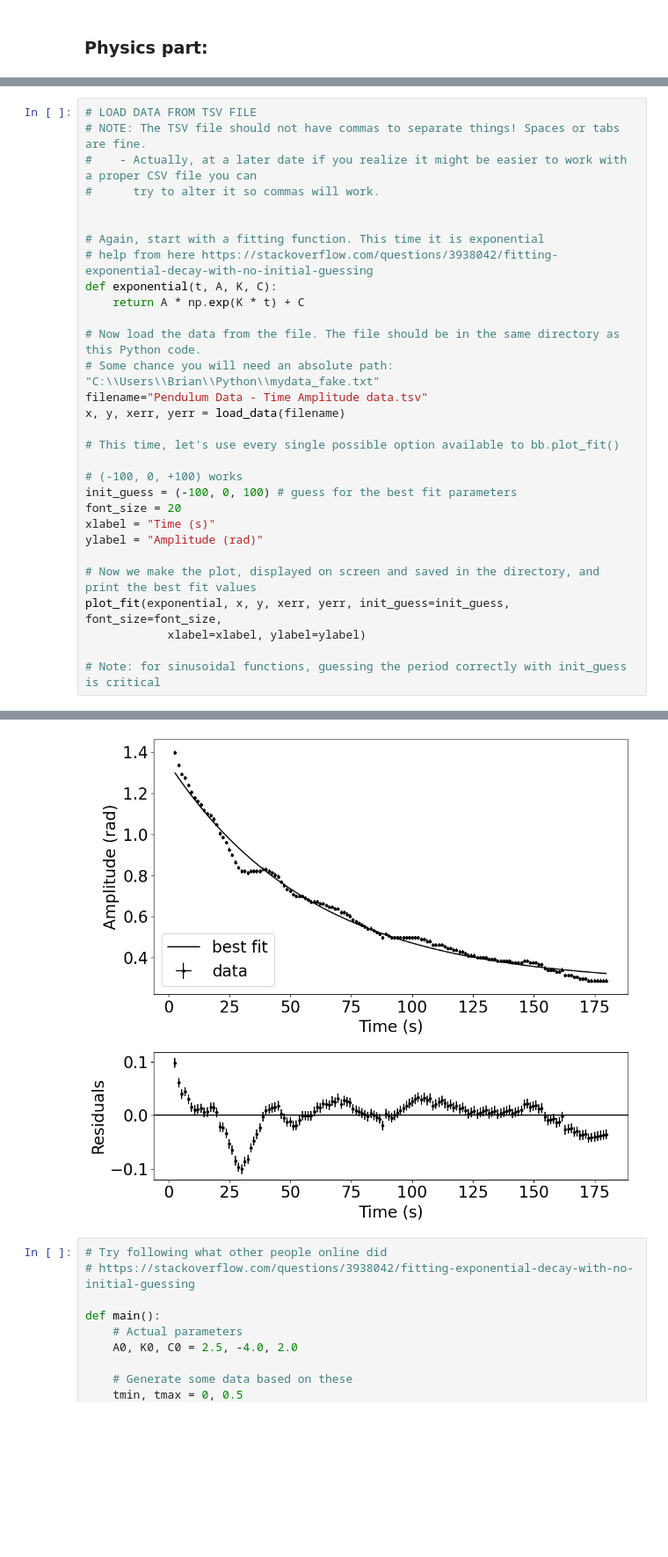
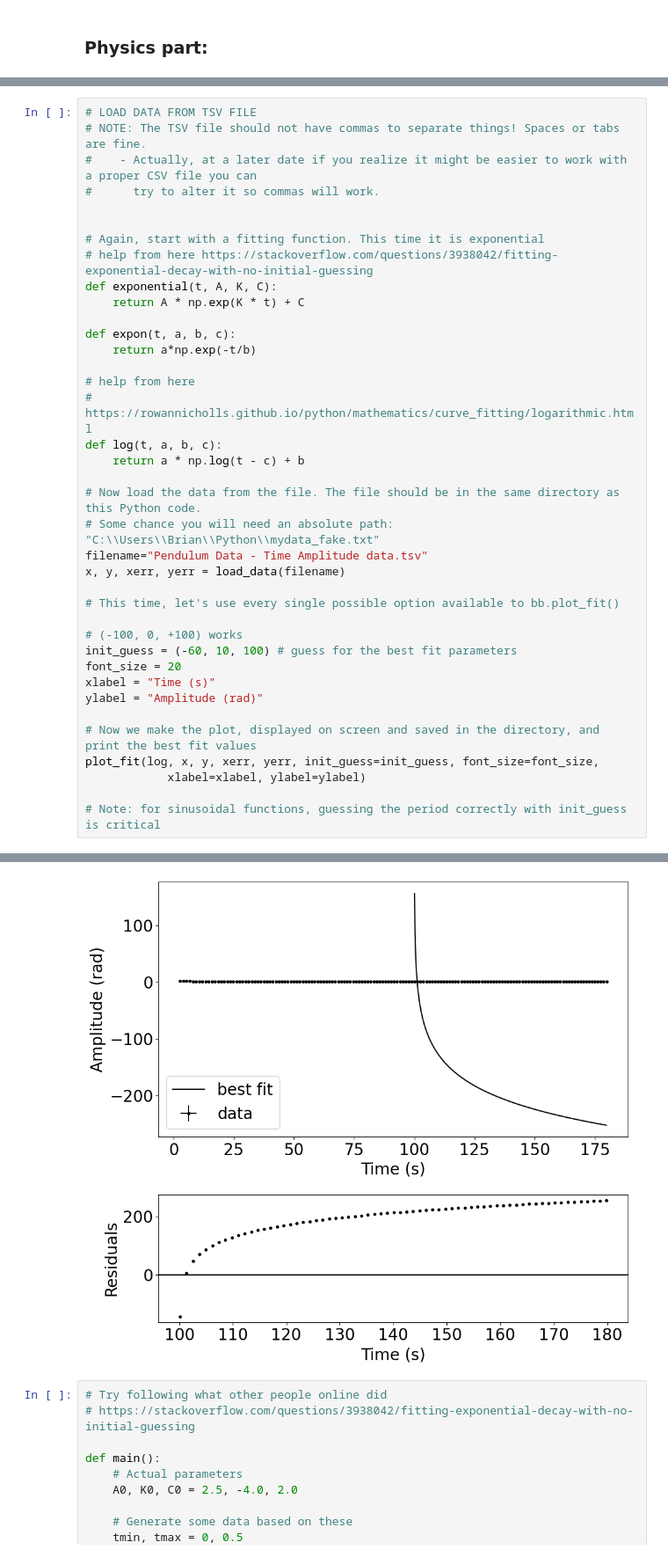
Before and after one commit to ijessicachen/introdatascience, a Jupyter notebook: schoolgraphs/fitdata_PHY180.ipynb, the cells around one changed output, grey strips where cells are left out. Shown at 88% size. Saved outputs shown, nothing was run; the diff lists cells and outputs as text; blank space fills up the shorter version.

Commit message:
started trying log, tried other exponential eq.

```diff
--- a/schoolgraphs/fitdata_PHY180.ipynb
+++ b/schoolgraphs/fitdata_PHY180.ipynb
@@ -184,6 +184,14 @@ plt.plot(window2) # orange
 def exponential(t, A, K, C):
     return A * np.exp(K * t) + C
 
+def expon(t, a, b, c):
+    return a*np.exp(-t/b)
+
+# help from here
+# https://rowannicholls.github.io/python/mathematics/curve_fitting/logarithmic.html
+def log(t, a, b, c):
+    return a * np.log(t - c) + b
+
 # Now load the data from the file. The file should be in the same directory as this Python code.
 # Some chance you will need an absolute path: "C:\\Users\\Brian\\Python\\mydata_fake.txt"
 filename="Pendulum Data - Time Amplitude data.tsv"
@@ -192,13 +200,13 @@ x, y, xerr, yerr = load_data(filename)
 # This time, let's use every single possible option available to bb.plot_fit()
 
 # (-100, 0, +100) works
-init_guess = (-100, 0, 100) # guess for the best fit parameters
+init_guess = (-60, 10, 100) # guess for the best fit parameters
 font_size = 20
 xlabel = "Time (s)"
 ylabel = "Amplitude (rad)"
 
 # Now we make the plot, displayed on screen and saved in the directory, and print the best fit values
-plot_fit(exponential, x, y, xerr, yerr, init_guess=init_guess, font_size=font_size,
+plot_fit(log, x, y, xerr, yerr, init_guess=init_guess, font_size=font_size,
             xlabel=xlabel, ylabel=ylabel)
 
 # Note: for sinusoidal functions, guessing the period correctly with init_guess is critical
@@ -210,4 +218,4 @@ Best fit parameters, with uncertainties, but not rounded off properly:
-[figure, old version]
+[figure, new version]
 # %%
 # Try following what other people online did
 # https://stackoverflow.com/questions/3938042/fitting-exponential-decay-with-no-initial-guessing
```
Also changed, not shown: parts of 1 cell of this notebook, 1 other file.
